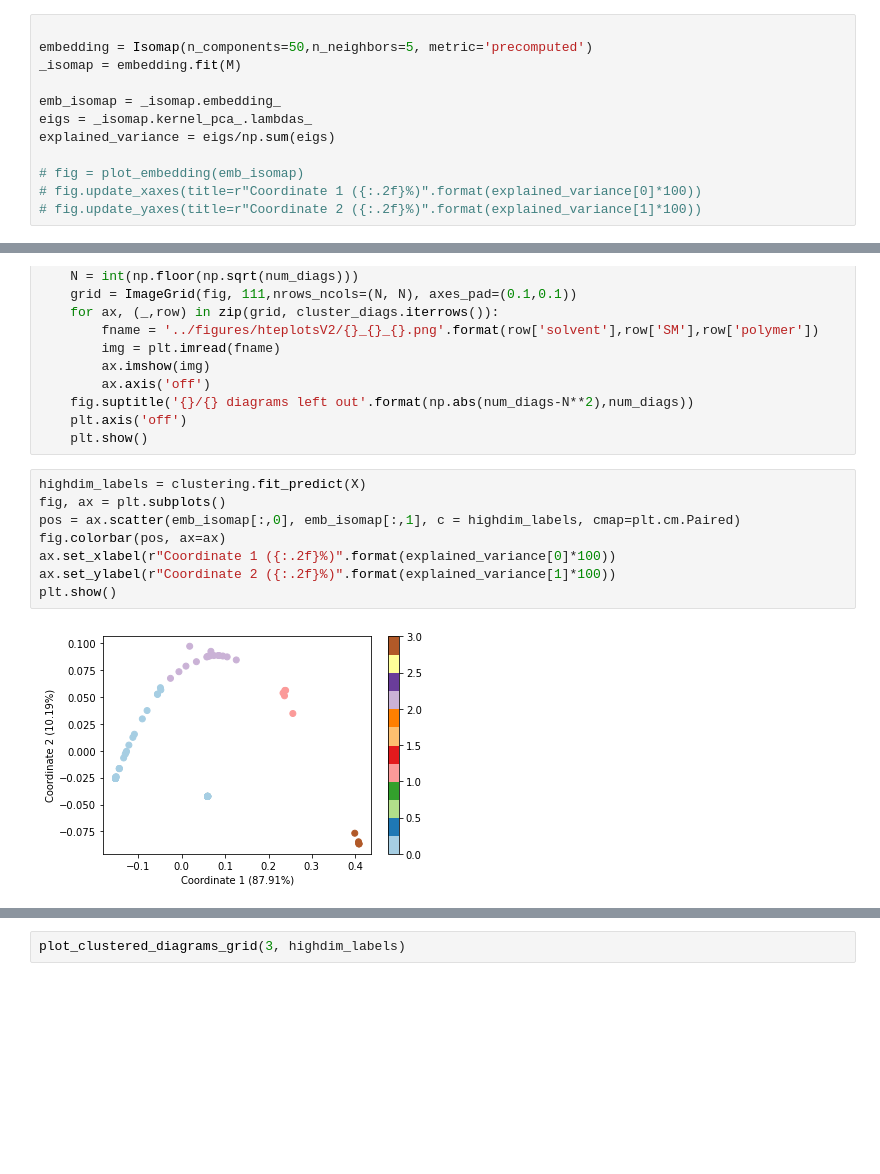
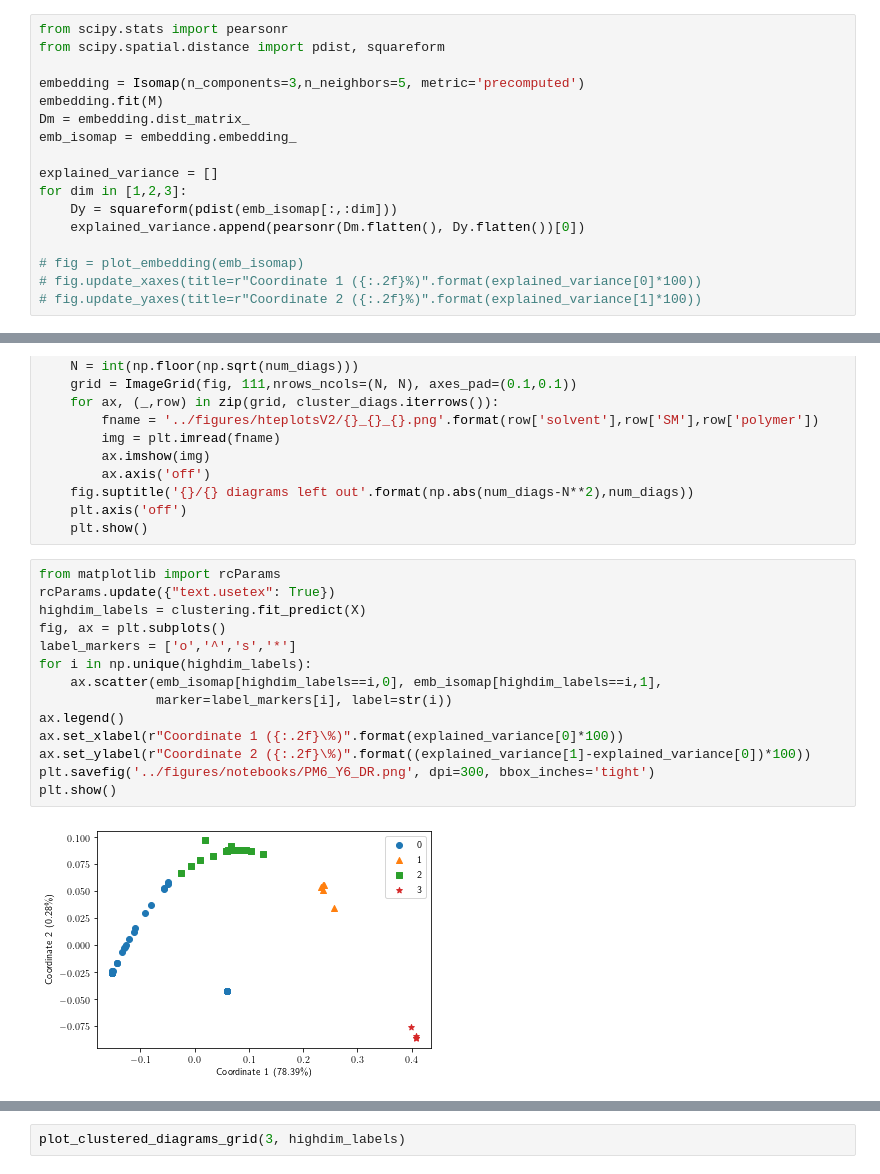
Before and after one commit to kiranvad/polyphase, a Jupyter notebook: notebooks/Clustering ternary HTE phase diagrams.ipynb, the cells around one changed output, grey strips where cells are left out. Saved outputs shown, nothing was run; the diff lists cells and outputs as text; blank space fills up the shorter version.

```diff
--- a/notebooks/Clustering ternary HTE phase diagrams.ipynb
+++ b/notebooks/Clustering ternary HTE phase diagrams.ipynb
@@ -207,13 +207,18 @@ emb_mds = embedding.fit_transform(M)
 
 Compute `isometric projection` of graph based geodesics into a two-dimensional euclidean space by `metric MDS`.
 # %%
+from scipy.stats import pearsonr
+from scipy.spatial.distance import pdist, squareform
 
-embedding = Isomap(n_components=50,n_neighbors=5, metric='precomputed')
-_isomap = embedding.fit(M)
+embedding = Isomap(n_components=3,n_neighbors=5, metric='precomputed')
+embedding.fit(M)
+Dm = embedding.dist_matrix_
+emb_isomap = embedding.embedding_
 
-emb_isomap = _isomap.embedding_
-eigs = _isomap.kernel_pca_.lambdas_
-explained_variance = eigs/np.sum(eigs)
+explained_variance = []
+for dim in [1,2,3]:
+    Dy = squareform(pdist(emb_isomap[:,:dim]))
+    explained_variance.append(pearsonr(Dm.flatten(), Dy.flatten())[0])
 
 # fig = plot_embedding(emb_isomap)
 # fig.update_xaxes(title=r"Coordinate 1 ({:.2f}%)".format(explained_variance[0]*100))
@@ -271,12 +276,18 @@ def plot_clustered_diagrams_grid(cluster_id, labels):
     plt.axis('off')
     plt.show()
 # %%
+from matplotlib import rcParams
+rcParams.update({"text.usetex": True})
 highdim_labels = clustering.fit_predict(X)
 fig, ax = plt.subplots()
-pos = ax.scatter(emb_isomap[:,0], emb_isomap[:,1], c = highdim_labels, cmap=plt.cm.Paired)
-fig.colorbar(pos, ax=ax)
-ax.set_xlabel(r"Coordinate 1 ({:.2f}%)".format(explained_variance[0]*100))
-ax.set_ylabel(r"Coordinate 2 ({:.2f}%)".format(explained_variance[1]*100))
+label_markers = ['o','^','s','*']
+for i in np.unique(highdim_labels):
+    ax.scatter(emb_isomap[highdim_labels==i,0], emb_isomap[highdim_labels==i,1],
+               marker=label_markers[i], label=str(i))
+ax.legend()
+ax.set_xlabel(r"Coordinate 1 ({:.2f}\%)".format(explained_variance[0]*100))
+ax.set_ylabel(r"Coordinate 2 ({:.2f}\%)".format((explained_variance[1]-explained_variance[0])*100))
+plt.savefig('../figures/notebooks/PM6_Y6_DR.png', dpi=300, bbox_inches='tight')
 plt.show()
 # %% [output]
-[figure, old version]
+[figure, new version]
```
Also changed, not shown: parts of 3 cells of this notebook, 7 other files.
